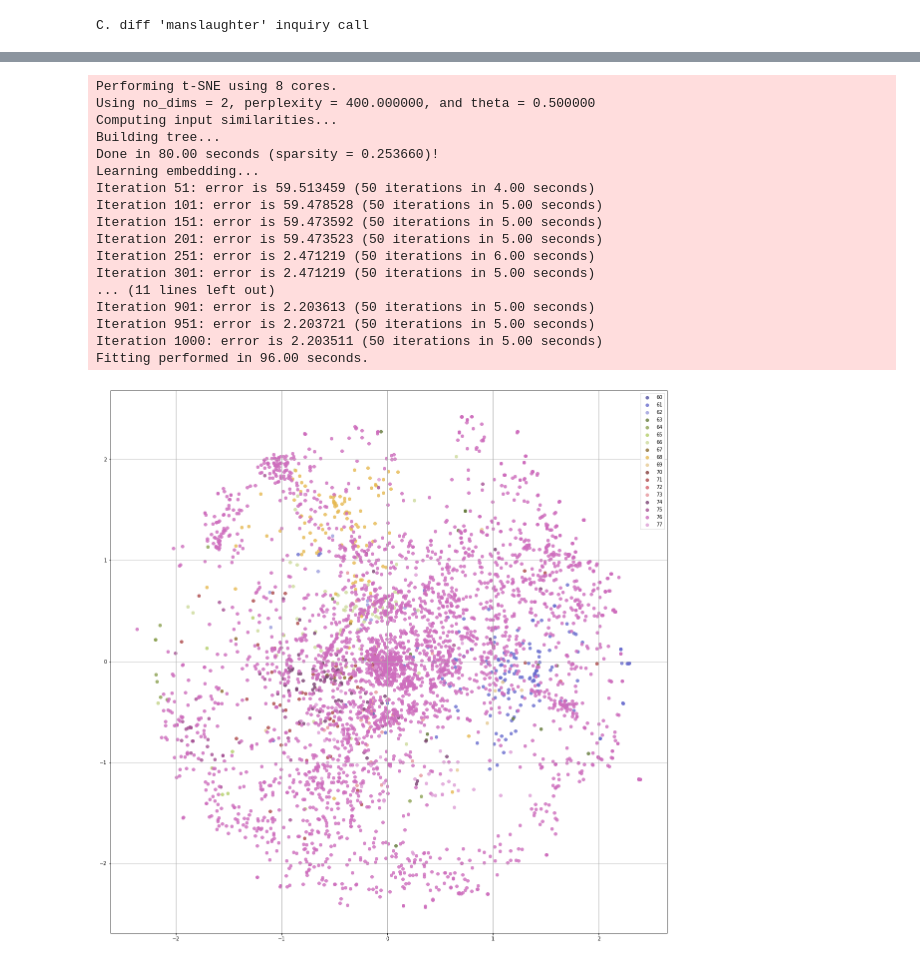
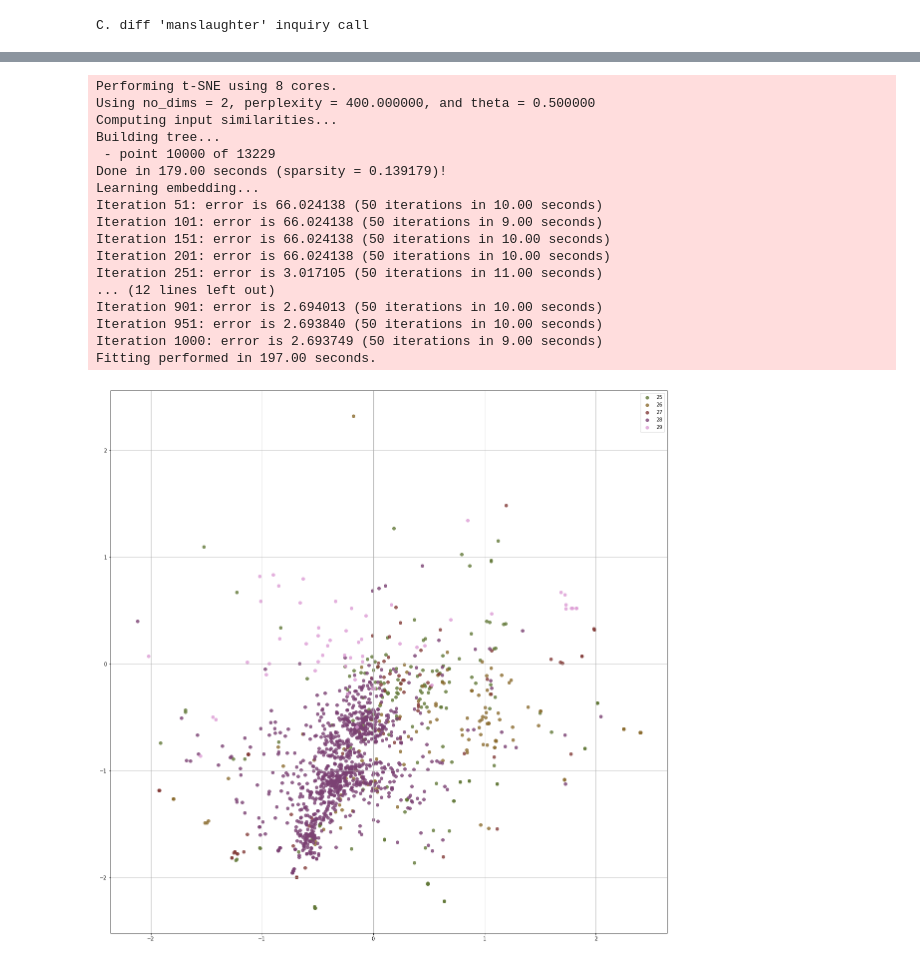
Before and after one commit to CarolCuba/ML-Project3, a Jupyter notebook: k-means.ipynb, the cells around one changed output, grey strips where cells are left out. Drawn from its saved outputs; the diff is of its cells as text; code cells hidden in the pictures.

```diff
--- a/k-means.ipynb
+++ b/k-means.ipynb
@@ -69,21 +69,21 @@ from sklearn.metrics import silhouette_samples, silhouette_score
 
 distortions = []
 cost_old = 100
-cost = 0
+cost = 100
 epsilon = 0.00001
 error_label = []
 silhouette_avgs = []
 davies_bouldin_avgs = []
 
-starting_k = 20
-final_k = 30
+starting_k = 15
+final_k = 250
 step = 1
 
 for k in range (starting_k, final_k,step):
 
     print("Calculating metrics for k = ", k)
 
-    if (abs(cost - cost_old) < epsilon):
+    if (abs(cost > cost_old)):
         break
 
     cost_old = cost
@@ -297,32 +292,32 @@ from sklearn import (manifold, datasets, decomposition, ensemble,
 from MulticoreTSNE import MulticoreTSNE as TSNE
 
 tsne = TSNE(n_jobs=8, perplexity=400, verbose=1)
-Y = tsne.fit_transform(train_df)
+Y = tsne.fit_transform(df)
 # %% [output]
 Performing t-SNE using 8 cores.
 Using no_dims = 2, perplexity = 400.000000, and theta = 0.500000
 Computing input similarities...
 Building tree...
-Done in 80.00 seconds (sparsity = 0.253660)!
+ - point 10000 of 13229
+Done in 179.00 seconds (sparsity = 0.139179)!
 Learning embedding...
-Iteration 51: error is 59.513459 (50 iterations in 4.00 seconds)
-Iteration 101: error is 59.478528 (50 iterations in 5.00 seconds)
-Iteration 151: error is 59.473592 (50 iterations in 5.00 seconds)
-Iteration 201: error is 59.473523 (50 iterations in 5.00 seconds)
-Iteration 251: error is 2.471219 (50 iterations in 6.00 seconds)
-Iteration 301: error is 2.471219 (50 iterations in 5.00 seconds)
-... (11 lines left out)
-Iteration 901: error is 2.203613 (50 iterations in 5.00 seconds)
-Iteration 951: error is 2.203721 (50 iterations in 5.00 seconds)
-Iteration 1000: error is 2.203511 (50 iterations in 5.00 seconds)
-Fitting performed in 96.00 seconds.
+Iteration 51: error is 66.024138 (50 iterations in 10.00 seconds)
+Iteration 101: error is 66.024138 (50 iterations in 9.00 seconds)
+Iteration 151: error is 66.024138 (50 iterations in 10.00 seconds)
+Iteration 201: error is 66.024138 (50 iterations in 10.00 seconds)
+Iteration 251: error is 3.017105 (50 iterations in 11.00 seconds)
+... (12 lines left out)
+Iteration 901: error is 2.694013 (50 iterations in 10.00 seconds)
+Iteration 951: error is 2.693840 (50 iterations in 10.00 seconds)
+Iteration 1000: error is 2.693749 (50 iterations in 9.00 seconds)
+Fitting performed in 197.00 seconds.
 # %%
 tsne_result_scaled = StandardScaler().fit_transform(Y)
 
-starting_cluster = 60
-last_cluster = 80
+starting_cluster = 25
+last_cluster = 30
 aux = np.array(labels<=last_cluster) * np.array(labels>starting_cluster)
 
 visualize_scatter(tsne_result_scaled[aux], labels[aux], starting_cluster=starting_cluster)
 # %% [output]
-[figure, old version]
+[figure, new version]
```
Also changed, not shown: parts of 10 cells of this notebook.
